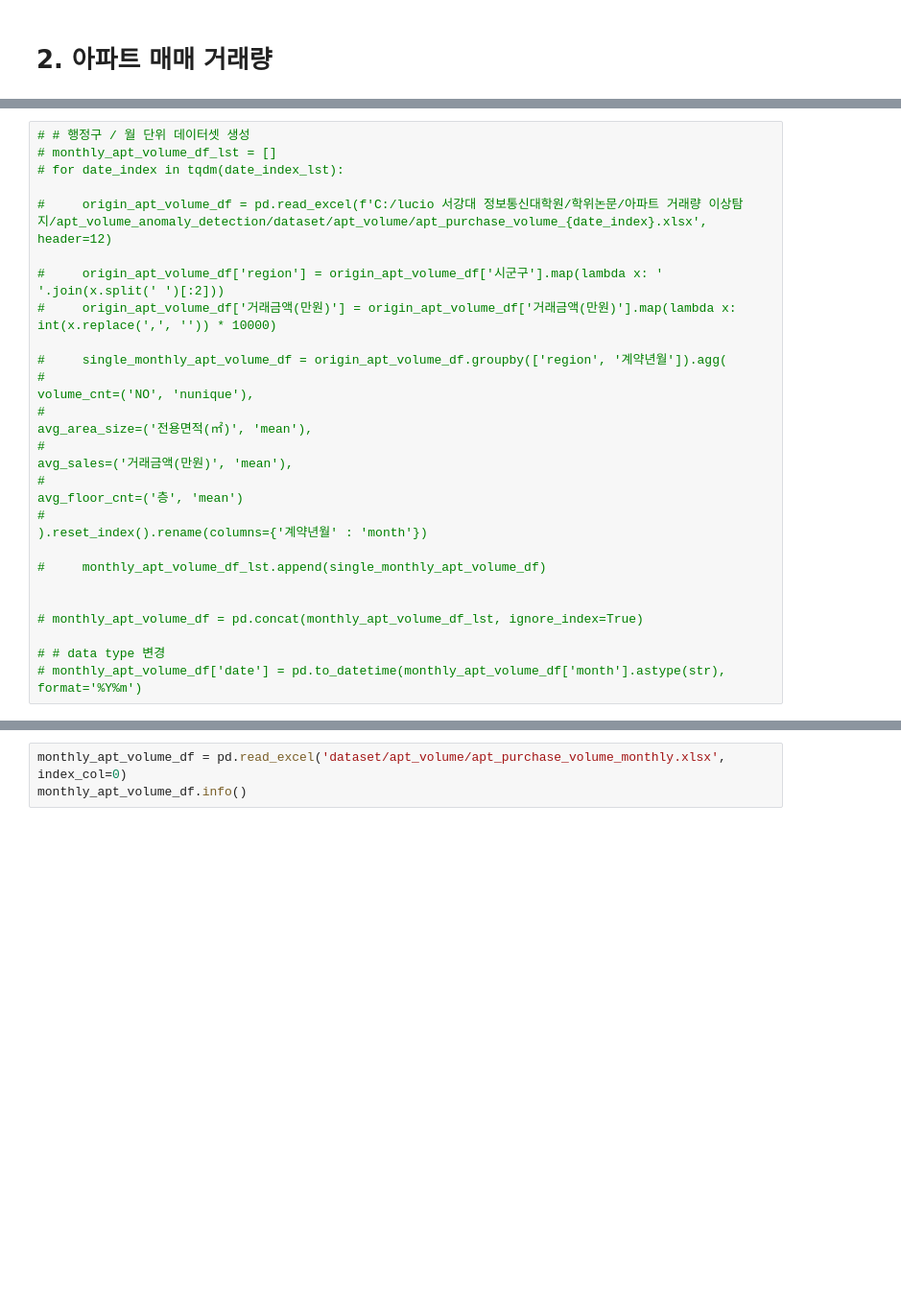
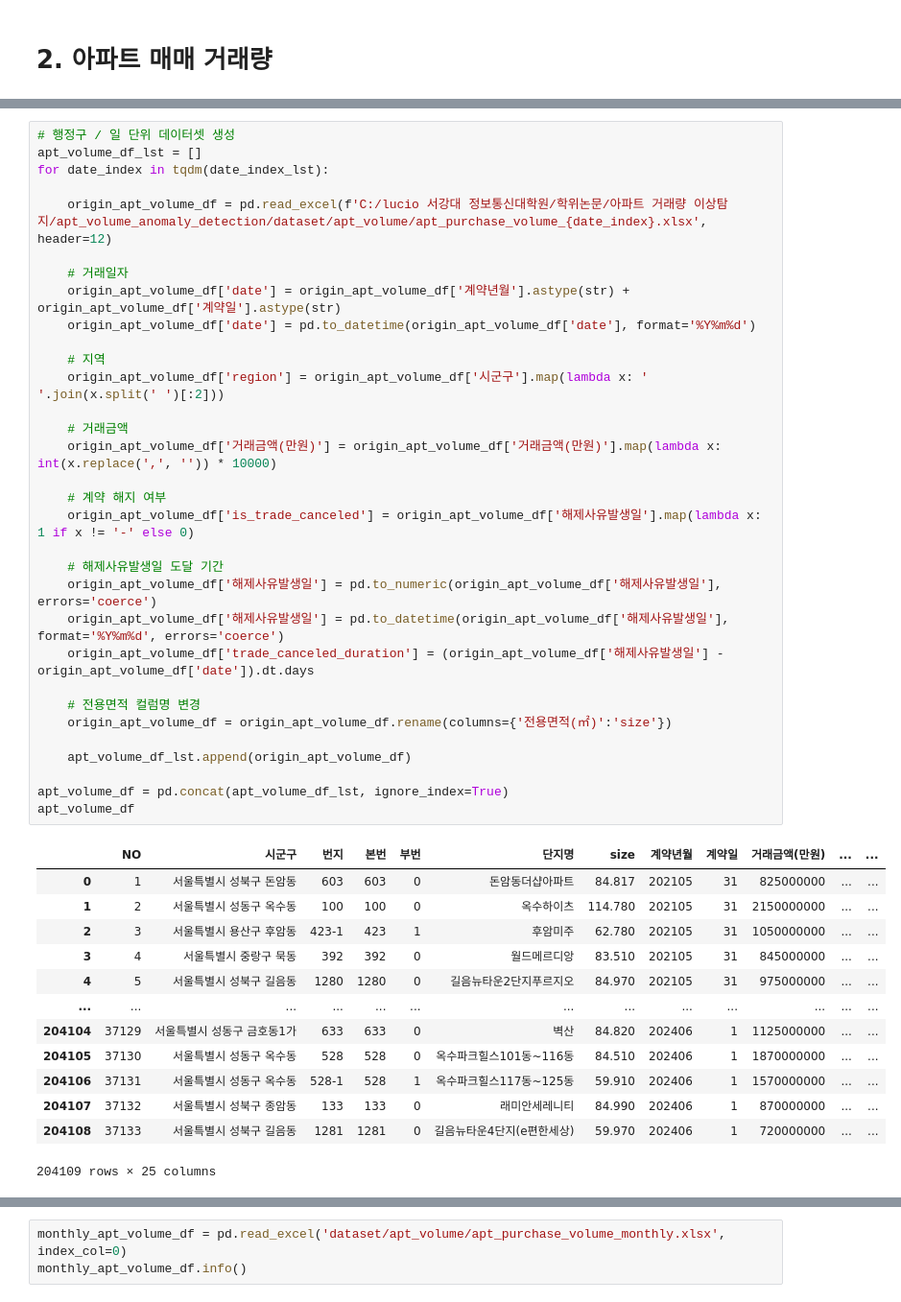
Before and after one commit to lucio-karin0506/APT_volume_anomaly_detection, a Jupyter notebook: dataset_preprocessing.ipynb, the cells around one changed output, grey strips where cells are left out. Shown at 96% size. Cells and saved outputs as stored; diff of their text form; blank space fills up the shorter version.

```diff
--- a/dataset_preprocessing.ipynb
+++ b/dataset_preprocessing.ipynb
@@ -32,24 +47,46 @@ warnings.filterwarnings('ignore')
 # %%
-# # 행정구 / 월 단위 데이터셋 생성
-# monthly_apt_volume_df_lst = []
-# for date_index in tqdm(date_index_lst):
+# 행정구 / 일 단위 데이터셋 생성
+apt_volume_df_lst = []
+for date_index in tqdm(date_index_lst):
 
-#     origin_apt_volume_df = pd.read_excel(f'C:/lucio 서강대 정보통신대학원/학위논문/아파트 거래량 이상탐지/apt_volume_anomaly_detection/dataset/apt_volume/apt_purchase_volume_{date_index}.xlsx', header=12)
+    origin_apt_volume_df = pd.read_excel(f'C:/lucio 서강대 정보통신대학원/학위논문/아파트 거래량 이상탐지/apt_volume_anomaly_detection/dataset/apt_volume/apt_purchase_volume_{date_index}.xlsx', header=12)
 
-#     origin_apt_volume_df['region'] = origin_apt_volume_df['시군구'].map(lambda x: ' '.join(x.split(' ')[:2]))
-#     origin_apt_volume_df['거래금액(만원)'] = origin_apt_volume_df['거래금액(만원)'].map(lambda x: int(x.replace(',', '')) * 10000)
+    # 거래일자
+    origin_apt_volume_df['date'] = origin_apt_volume_df['계약년월'].astype(str) + origin_apt_volume_df['계약일'].astype(str)
+    origin_apt_volume_df['date'] = pd.to_datetime(origin_apt_volume_df['date'], format='%Y%m%d')
 
-#     single_monthly_apt_volume_df = origin_apt_volume_df.groupby(['region', '계약년월']).agg(
-#                                                                                             volume_cnt=('NO', 'nunique'),
-#                                                                                             avg_area_size=('전용면적(㎡)', 'mean'),
-#                                                                                             avg_sales=('거래금액(만원)', 'mean'),
-#                                                                                             avg_floor_cnt=('층', 'mean')
-#                                                                                         ).reset_index().rename(columns={'계약년월' : 'month'})
+    # 지역
+    origin_apt_volume_df['region'] = origin_apt_volume_df['시군구'].map(lambda x: ' '.join(x.split(' ')[:2]))
 
-#     monthly_apt_volume_df_lst.append(single_monthly_apt_volume_df)
+    # 거래금액
+    origin_apt_volume_df['거래금액(만원)'] = origin_apt_volume_df['거래금액(만원)'].map(lambda x: int(x.replace(',', '')) * 10000)
 
+    # 계약 해지 여부
+    origin_apt_volume_df['is_trade_canceled'] = origin_apt_volume_df['해제사유발생일'].map(lambda x: 1 if x != '-' else 0)
 
-# monthly_apt_volume_df = pd.concat(monthly_apt_volume_df_lst, ignore_index=True)
+    # 해제사유발생일 도달 기간
+    origin_apt_volume_df['해제사유발생일'] = pd.to_numeric(origin_apt_volume_df['해제사유발생일'], errors='coerce')
+    origin_apt_volume_df['해제사유발생일'] = pd.to_datetime(origin_apt_volume_df['해제사유발생일'], format='%Y%m%d', errors='coerce')
+    origin_apt_volume_df['trade_canceled_duration'] = (origin_apt_volume_df['해제사유발생일'] - origin_apt_volume_df['date']).dt.days
 
-# # data type 변경
-# monthly_apt_volume_df['date'] = pd.to_datetime(monthly_apt_volume_df['month'].astype(str), format='%Y%m')
+    # 전용면적 컬럼명 변경
+    origin_apt_volume_df = origin_apt_volume_df.rename(columns={'전용면적(㎡)':'size'})
+
+    apt_volume_df_lst.append(origin_apt_volume_df)
+
+apt_volume_df = pd.concat(apt_volume_df_lst, ignore_index=True)
+apt_volume_df
+# %% [output]
+|  | NO | 시군구 | 번지 | 본번 | 부번 | 단지명 | size | 계약년월 | 계약일 | 거래금액(만원) | ... | ... |
+| 0 | 1 | 서울특별시 성북구 돈암동 | 603 | 603 | 0 | 돈암동더샵아파트 | 84.817 | 202105 | 31 | 825000000 | ... | ... |
+| 1 | 2 | 서울특별시 성동구 옥수동 | 100 | 100 | 0 | 옥수하이츠 | 114.780 | 202105 | 31 | 2150000000 | ... | ... |
+| 2 | 3 | 서울특별시 용산구 후암동 | 423-1 | 423 | 1 | 후암미주 | 62.780 | 202105 | 31 | 1050000000 | ... | ... |
+| 3 | 4 | 서울특별시 중랑구 묵동 | 392 | 392 | 0 | 월드메르디앙 | 83.510 | 202105 | 31 | 845000000 | ... | ... |
+| 4 | 5 | 서울특별시 성북구 길음동 | 1280 | 1280 | 0 | 길음뉴타운2단지푸르지오 | 84.970 | 202105 | 31 | 975000000 | ... | ... |
+| ... | ... | ... | ... | ... | ... | ... | ... | ... | ... | ... | ... | ... |
+| 204104 | 37129 | 서울특별시 성동구 금호동1가 | 633 | 633 | 0 | 벽산 | 84.820 | 202406 | 1 | 1125000000 | ... | ... |
+| 204105 | 37130 | 서울특별시 성동구 옥수동 | 528 | 528 | 0 | 옥수파크힐스101동~116동 | 84.510 | 202406 | 1 | 1870000000 | ... | ... |
+| 204106 | 37131 | 서울특별시 성동구 옥수동 | 528-1 | 528 | 1 | 옥수파크힐스117동~125동 | 59.910 | 202406 | 1 | 1570000000 | ... | ... |
+| 204107 | 37132 | 서울특별시 성북구 종암동 | 133 | 133 | 0 | 래미안세레니티 | 84.990 | 202406 | 1 | 870000000 | ... | ... |
+| 204108 | 37133 | 서울특별시 성북구 길음동 | 1281 | 1281 | 0 | 길음뉴타운4단지(e편한세상) | 59.970 | 202406 | 1 | 720000000 | ... | ... |
+204109 rows × 25 columns
```
Also changed, not shown: parts of 37 cells of this notebook, 5 other files.
